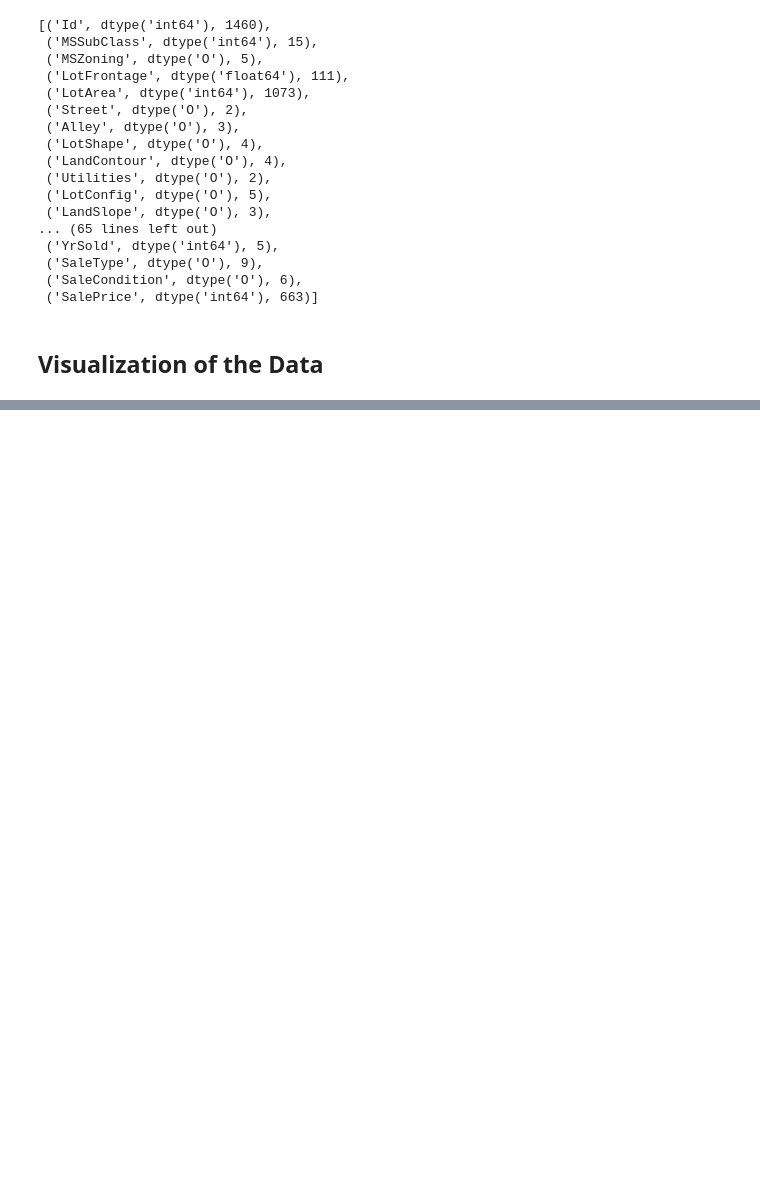
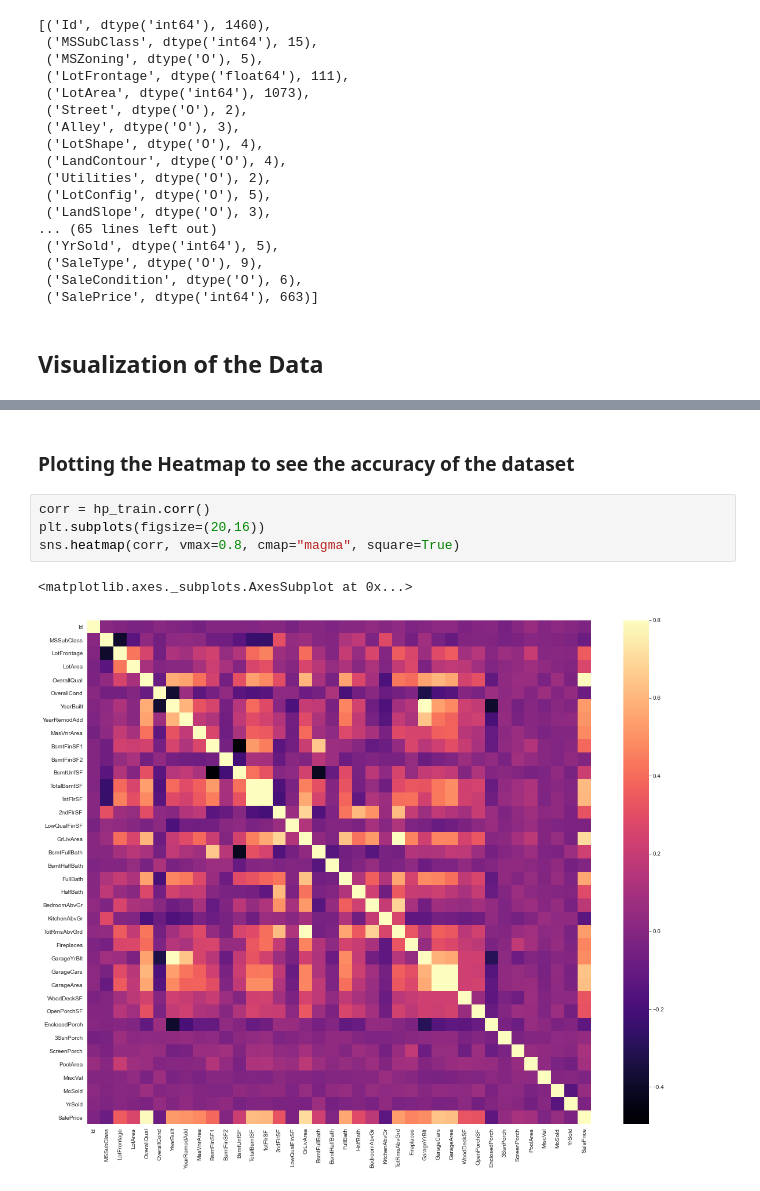
Before and after one commit to nandan1612/Kaggle_AdvanceRegression, a Jupyter notebook: advreg.ipynb, the cells around one changed output, grey strips where cells are left out. Saved outputs shown, nothing was run; the diff lists cells and outputs as text; blank space fills up the shorter version.

```diff
--- a/advreg.ipynb
+++ b/advreg.ipynb
@@ -162,0 +196,9 @@ list(zip(hp_train.columns,hp_train.dtypes,hp_train.nunique(dropna=False)))
+# %% [markdown]
+### Plotting the Heatmap to see the accuracy of the dataset
+# %%
+corr = hp_train.corr()
+plt.subplots(figsize=(20,16))
+sns.heatmap(corr, vmax=0.8, cmap="magma", square=True)
+# %% [output]
+<matplotlib.axes._subplots.AxesSubplot at 0x...>
+[figure, added]
```
Also changed, not shown: parts of 7 cells of this notebook.
